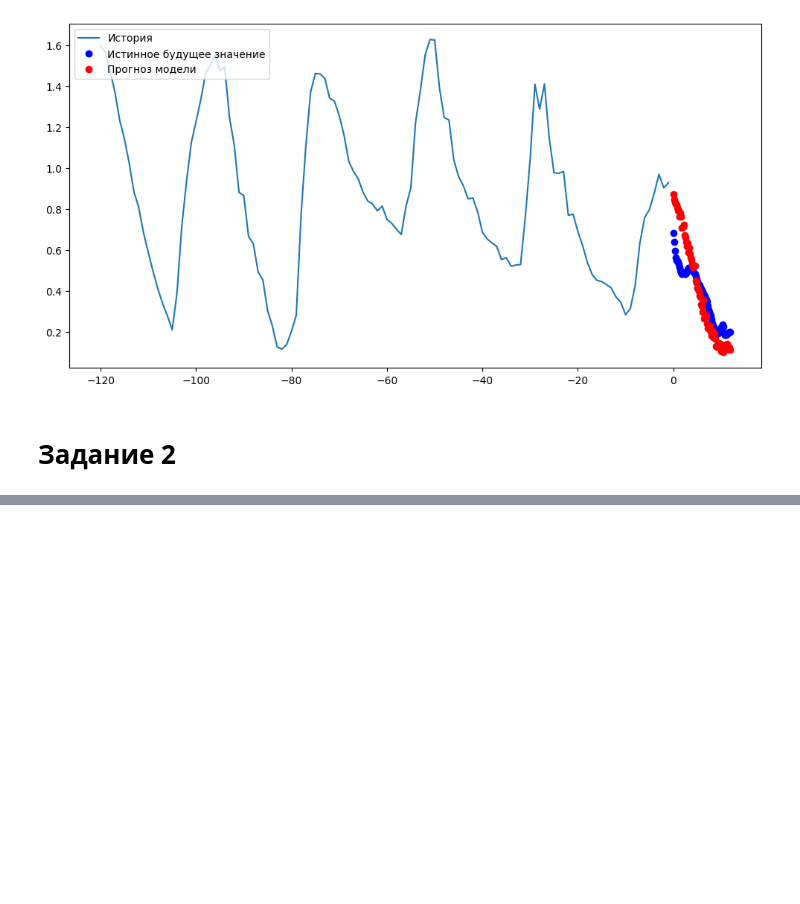
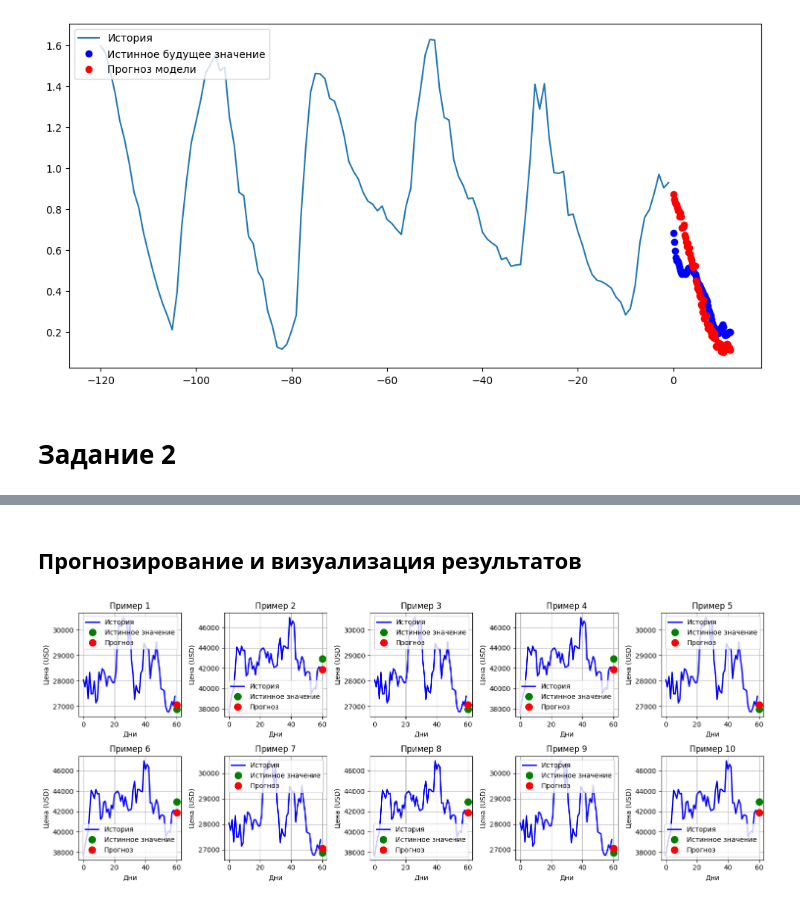
Before and after one commit to daniilborovoy/nn-course, a Jupyter notebook: notebooks/prediction_time_series_using_RNN.ipynb, the cells around one changed output, grey strips where cells are left out. Drawn from its saved outputs; the diff is of its cells as text; code cells hidden in the pictures; blank space fills up the shorter version.

```diff
--- a/notebooks/prediction_time_series_using_RNN.ipynb
+++ b/notebooks/prediction_time_series_using_RNN.ipynb
@@ -748,3 +896,59 @@ val_data_multi = val_data_multi.batch(BATCH_SIZE).repeat()
+# %% [markdown]
+## Прогнозирование и визуализация результатов
+# %%
+# Функция для визуализации прогнозов
+def plot_btc_predictions(history, true_future, prediction, num_samples=10):
+    plt.figure(figsize=(15, 6))
+
+    # Выбираем несколько примеров для визуализации
+    samples = min(num_samples, len(history))
+
+    for i in range(samples):
+        plt.subplot(2, 5, i + 1)
+
+        # История (последние 60 дней)
+        hist = history[i]
+        # Преобразуем обратно в реальные значения (только для Close цены)
+        hist_close = hist[:, 3] * btc_data_std[3] + btc_data_mean[3]
+
+        # Истинное значение
+        true_val = true_future[i] * btc_data_std[3] + btc_data_mean[3]
+
+        # Предсказанное значение
+        pred_val = prediction[i][0] * btc_data_std[3] + btc_data_mean[3]
+
+        # Построение графика
+        plt.plot(range(len(hist_close)), hist_close, 'b-', label='История', linewidth=2)
+        plt.plot(len(hist_close), true_val, 'go', markersize=10, label='Истинное значение')
+        plt.plot(len(hist_close), pred_val, 'ro', markersize=10, label='Прогноз')
+
+        plt.title(f'Пример {i+1}')
+        plt.xlabel('Дни')
+        plt.ylabel('Цена (USD)')
+        plt.legend()
+        plt.grid(True)
+
+    plt.tight_layout()
+    plt.show()
+
+# Получение прогнозов на валидационной выборке
+sample_predictions = []
+sample_histories = []
+sample_true_futures = []
+
+for x, y in val_data_btc.take(10):
+    sample_histories.append(x[0].numpy())
+    sample_true_futures.append(y[0].numpy())
+    sample_predictions.append(btc_model.predict(x[0:1], verbose=0)[0])
+
+plot_btc_predictions(
+    np.array(sample_histories),
+    np.array(sample_true_futures),
+    np.array(sample_predictions),
+    num_samples=10
+)
+# %% [output]
+[figure, added]
 # %%
 multi_step_history = multi_step_model.fit(train_data_multi, epochs=EPOCHS,
                                           steps_per_epoch=EVALUATION_INTERVAL,
```
Also changed, not shown: parts of 13 cells of this notebook.
